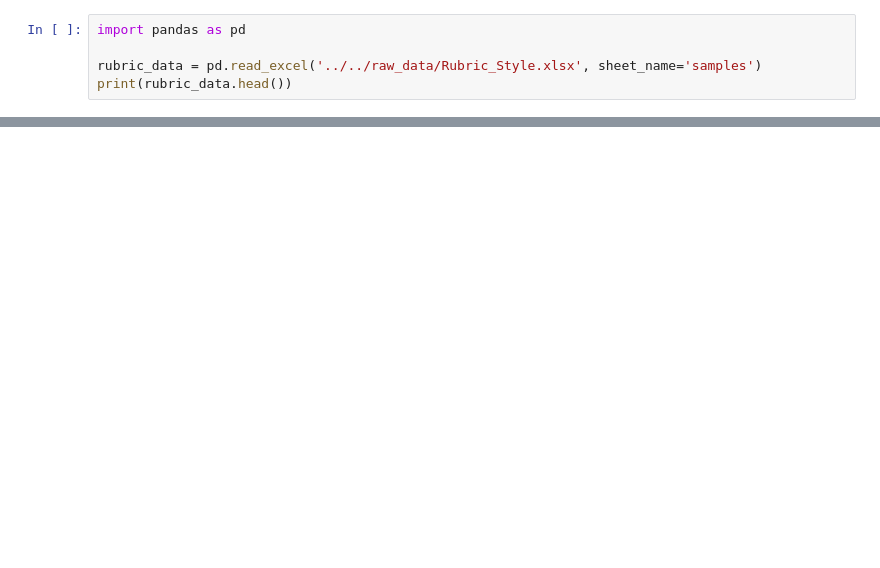
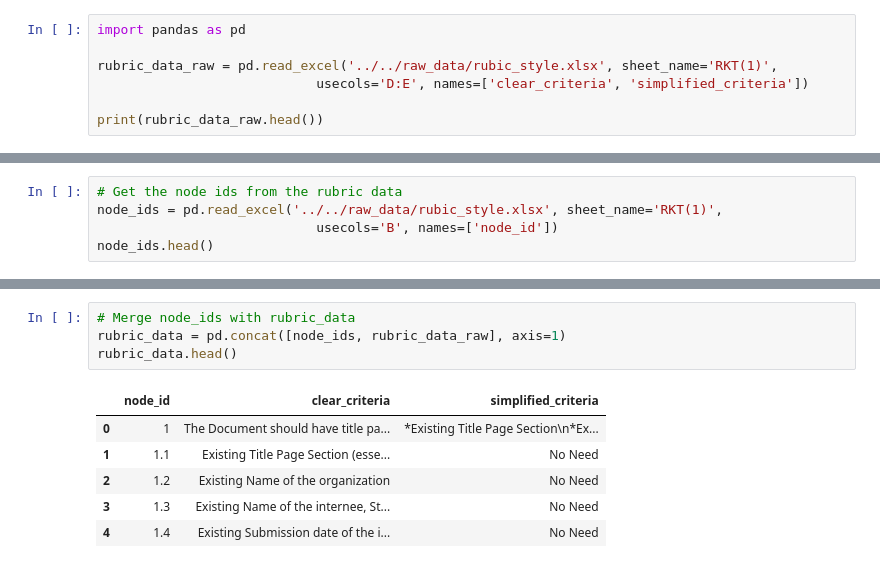
Before and after one commit to safilian/ne_Dan, a Jupyter notebook: topic_modelling/src/sample.ipynb, the cells around one changed output, grey strips where cells are left out. Saved outputs shown, nothing was run; the diff lists cells and outputs as text; blank space fills up the shorter version.

```diff
--- a/topic_modelling/src/sample.ipynb
+++ b/topic_modelling/src/sample.ipynb
@@ -3,6 +7,8 @@
 # %%
 import pandas as pd
 
-rubric_data = pd.read_excel('../../raw_data/Rubric_Style.xlsx', sheet_name='samples')
-print(rubric_data.head())
+rubric_data_raw = pd.read_excel('../../raw_data/rubic_style.xlsx', sheet_name='RKT(1)',
+                            usecols='D:E', names=['clear_criteria', 'simplified_criteria'])
+
+print(rubric_data_raw.head())
 # %% [output]
@@ -45,0 +28,5 @@ dtype: int64
+# %%
+# Get the node ids from the rubric data
+node_ids = pd.read_excel('../../raw_data/rubic_style.xlsx', sheet_name='RKT(1)',
+                            usecols='B', names=['node_id'])
+node_ids.head()
@@ -45,0 +40,11 @@ dtype: int64
+# %%
+# Merge node_ids with rubric_data
+rubric_data = pd.concat([node_ids, rubric_data_raw], axis=1)
+rubric_data.head()
+# %% [output]
+|  | node_id | clear_criteria | simplified_criteria |
+| 0 | 1 | The Document should have title pa... | *Existing Title Page Section\n*Ex... |
+| 1 | 1.1 | Existing Title Page Section (esse... | No Need |
+| 2 | 1.2 | Existing Name of the organization | No Need |
+| 3 | 1.3 | Existing Name of the internee, St... | No Need |
+| 4 | 1.4 | Existing Submission date of the i... | No Need |
```
Also changed, not shown: parts of 52 cells of this notebook, 1 other file.
